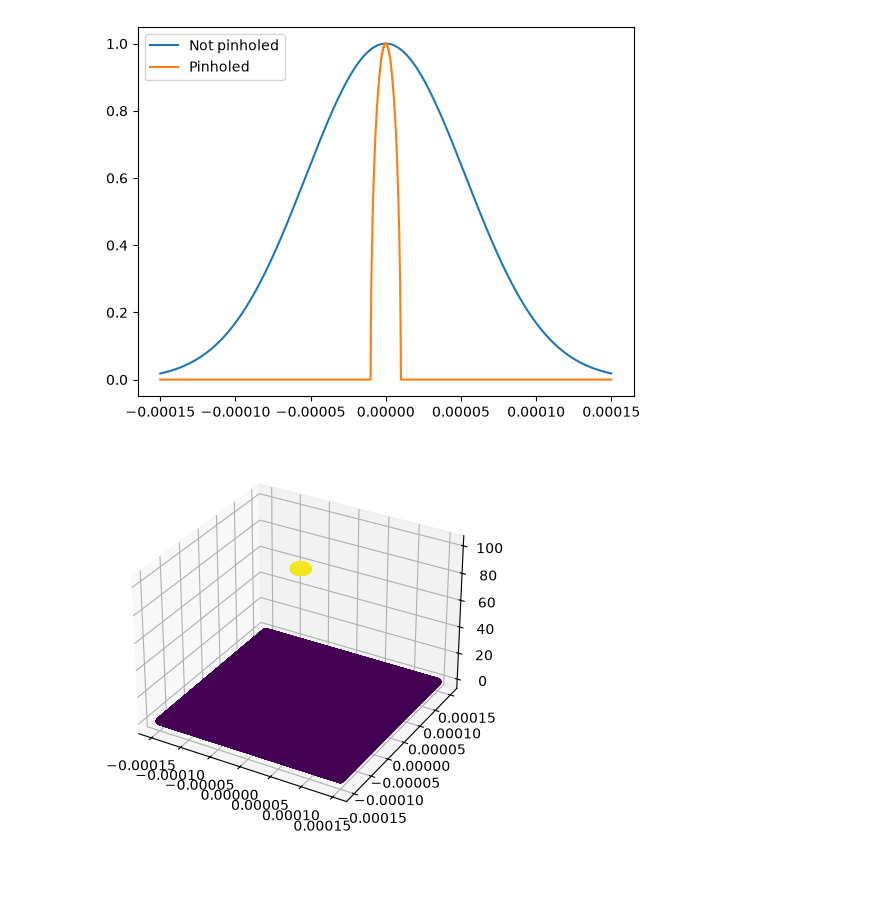
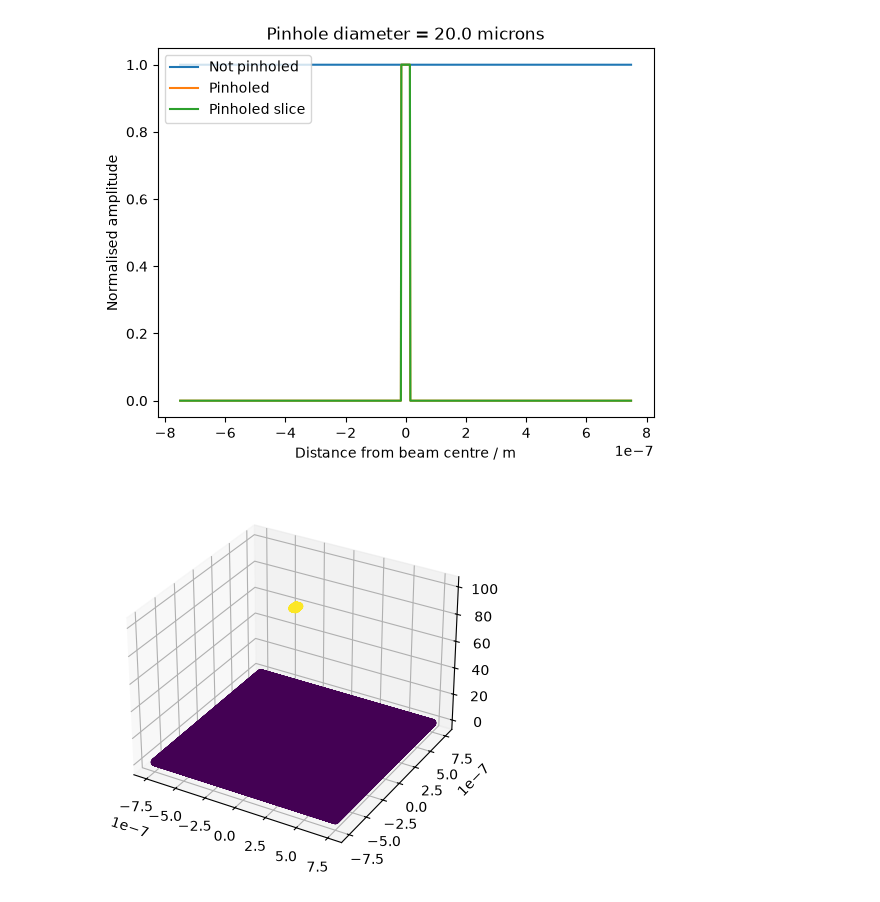
Before and after one commit to cosmosian-42/fraunhofer_diffraction, a Jupyter notebook: gaussian_beam/applying_a_mask.ipynb, the cells around one changed output. Saved outputs shown, nothing was run; the diff lists cells and outputs as text; code cells hidden in the pictures; blank space fills up the shorter version.

Commit message:
Added code for a pinhole and a slit to show diffraction patters on a 2D surface

```diff
--- a/gaussian_beam/applying_a_mask.ipynb
+++ b/gaussian_beam/applying_a_mask.ipynb
@@ -4,6 +4,7 @@ import math
 from scipy import constants
 import matplotlib.pyplot as plt
 from mpl_toolkits.mplot3d import Axes3D
+from scipy.signal import find_peaks
 
 # defining all the functions
 
@@ -187,37 +188,74 @@ def pinhole(x, y, radius, amp):
             b = 0
             a += 1
     return amp
+
+def pinhole_slit(x, y, radius, wavelength, amp):
+    """
+    Sets up a pinhole with a slit inside it for the purposes of a gaussian beam
+    Args:
+        x (np.meshgrid): a meshgrid of x
+        y (np.meshgrid): a meshgrid of y
+        radius (float): the radius of the pinhole
+        wavelength (float): the wavelength of the beam, used to be the slit width
+        amp (np.meshgrid): the amplitude values
+    Returns:
+        amp (np.meshgrid): the updated amplitude values
+    """
+
+    # somehow this works fairly well
+    # iterates through the mesh grid and identifies locations outside of the radius defined
+    wavelength = wavelength * (10**-9)
+    a = 0
+    b = 0
+
+    while a < len(x):
+        if x[a,b]**2 + y[a,b]**2 >= radius**2 or abs(x[a,b]) > wavelength/2 or abs(y[a,b]) > wavelength:
+            amp[a,b] = 0
+        b += 1
+        if len(x) == b:
+            b = 0
+            a += 1
+    return amp
 # %%
 # sets initial parameters of the beam
 
 wavelength = 29
 omega_0 = 7.5e-5
 z = 1e-10 # at the source
 a_0 = 100
 n = 1
-variable = omega_0 * 2 # window size as a linear function of omega_0
-samples = 3000
+variable = omega_0 / 100 # window size as a linear function of omega_0
+samples = 1000
+pinhole_radius = 1e-5
 
 
 # defines a meshgrid of xy values and calculates the beam at this point
 
 initial_beam_x = np.linspace(-variable,variable,samples)
 initial_beam_y = np.linspace(-variable,variable,samples)
 x_mesh, y_mesh = np.meshgrid(initial_beam_x, initial_beam_y)
 amp, phase = gaussian_beam(omega_0, z, wavelength, a_0, x_mesh, y_mesh, n)
 
 marginal = np.sum(amp, 0)
 plt.plot(np.linspace(-variable,variable,samples, endpoint = False), marginal/np.max(marginal), '-', label = ('Not pinholed'))
 
-amp = pinhole(x_mesh, y_mesh, 1e-5, amp)
+amp = pinhole_slit(x_mesh, y_mesh, pinhole_radius, wavelength, amp)
 
 marginal = np.sum(amp, 0)
 plt.plot(np.linspace(-variable,variable,samples, endpoint = False), marginal/np.max(marginal), '-', label = ('Pinholed'))
 # not the best representation, but shows the sharp cut off. In reality, this is far less curved
+
+slice_2d = amp[len(y_mesh)//2, :]
+plt.plot(np.linspace(-variable,variable,samples, endpoint = False), slice_2d/np.max(slice_2d), '-', label = 'Pinholed slice')
+# better representation of the graph
+
 plt.legend(fontsize = 10, loc = 2)
+plt.title(f'Pinhole diameter = {2 * pinhole_radius * (10**6)} microns')
+plt.xlabel('Distance from beam centre / m')
+plt.ylabel('Normalised amplitude')
 plt.show()
 # %% [output]
-[figure, old version]
+[figure, new version]
 # %%
 fig = plt.figure()
 ax = fig.add_subplot(111, projection='3d')
@@ -225,7 +263,7 @@ ax = fig.add_subplot(111, projection='3d')
 ax.scatter(x_mesh, y_mesh, abs(amp), c=amp, marker='o', s=20)
 plt.show()
 # %% [output]
-[figure, old version]
+[figure, new version]
 # %%
 # does the 2D fourier transform and normalises the values
 ft = calculate_2dft(amp)
```
Also changed, not shown: parts of 3 cells of this notebook.
